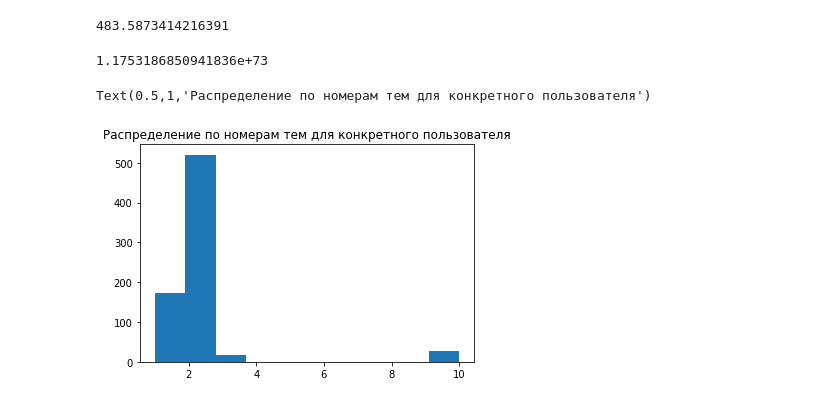
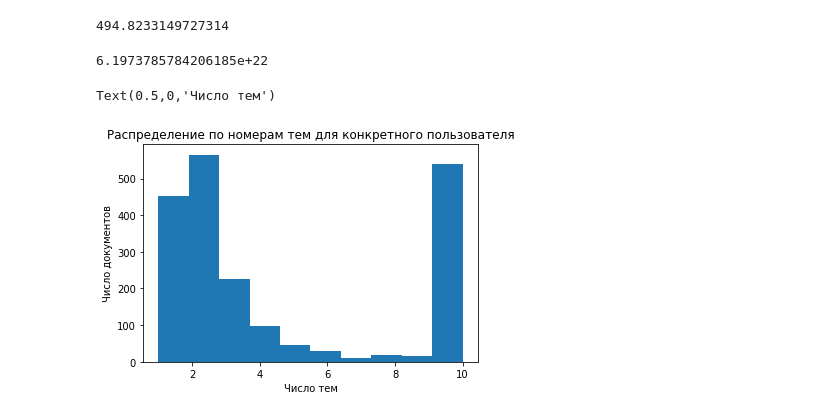
Before and after one commit to mishiuss/EventZilla, a Jupyter notebook: sirius_gensim.ipynb, the cells around one changed output. Saved outputs shown, nothing was run; the diff lists cells and outputs as text; code cells hidden in the pictures.

```diff
--- a/sirius_gensim.ipynb
+++ b/sirius_gensim.ipynb
@@ -5,7 +5,9 @@ from smart_open import smart_open
 import seaborn as sns
 import matplotlib.pyplot as plt
 # %%
-f = codecs.open('dict_gensim_736.txt', 'r', 'utf-8')
+################################################################################################################################
+###### Обработка текстовых данных пользователя ########
+f = codecs.open('dict_gensim_all.txt', 'r', 'utf-8')
 lines = f.readlines()
 print (len(lines))
 # %% [output]
@@ -13,6 +15,6 @@ print (len(lines))
 # %%
-dictionary = corpora.Dictionary(line.lower().split() for line in smart_open('dict_gensim_736.txt', 'rb'))
-dictionary.save(os.path.join('dict_736.dict'))  # store the dictionary, for future reference
+dictionary = corpora.Dictionary(line.lower().split() for line in smart_open('dict_gensim_all.txt', 'rb'))
+dictionary.save(os.path.join('dict_gensim_all.dict'))  # store the dictionary, for future reference
 # %%
 # To actually convert tokenized documents to vectors:
 corpus = [dictionary.doc2bow(text.split()) for text in lines]
@@ -20,4 +22,4 @@ corpora.MmCorpus.serialize(os.path.join('corp_736.mm'), corpus)
 # %%
-corp = corpora.MmCorpus(os.path.join('corp_736.mm'))
+corp = corpora.MmCorpus(os.path.join('corp_users.mm'))
 print(corp)
 # %% [output]
@@ -58,8 +61,8 @@ print (2**(-perplexity))
 perp = ldamodel.bound(corp)
 2**(-perp/float(87409))
 # %% [output]
-483.5873414216391
+494.8233149727314
-1.1753186850941836e+73
+6.1973785784206185e+22
 # %%
 # Получение распределения тем для конкретного документа
 doc = list(corp)
@@ -68,6 +71,8 @@ num_topics_used = [len(ldamodel[doc]) for doc in corpus]
 # %%
 plt.hist(num_topics_used)
 plt.title('Распределение по номерам тем для конкретного пользователя')
+plt.ylabel('Число документов')
+plt.xlabel('Число тем')
 # %% [output]
-Text(0.5,1,'Распределение по номерам тем для конкретного пользователя')
+Text(0.5,0,'Число тем')
-[figure, old version]
+[figure, new version]
```
Also changed, not shown: parts of 5 cells of this notebook, 3 other files.
